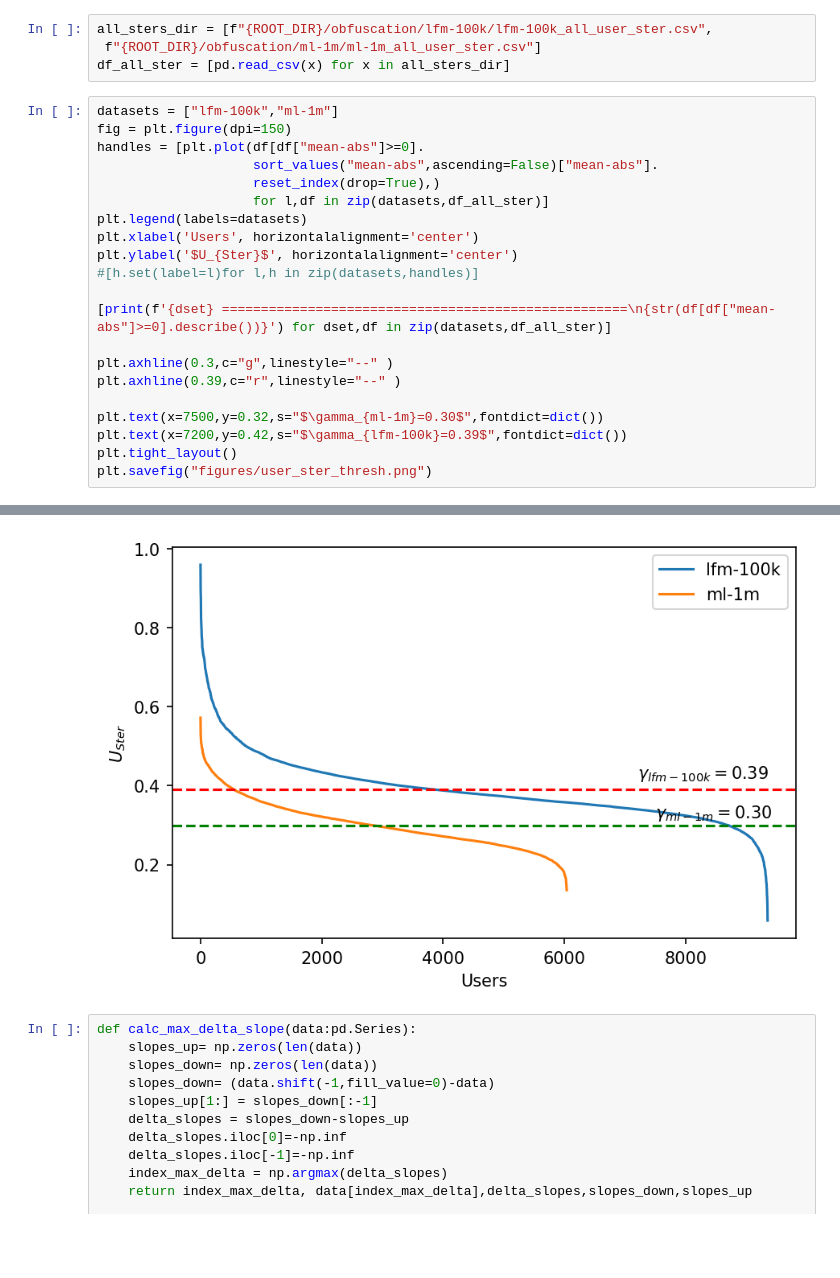
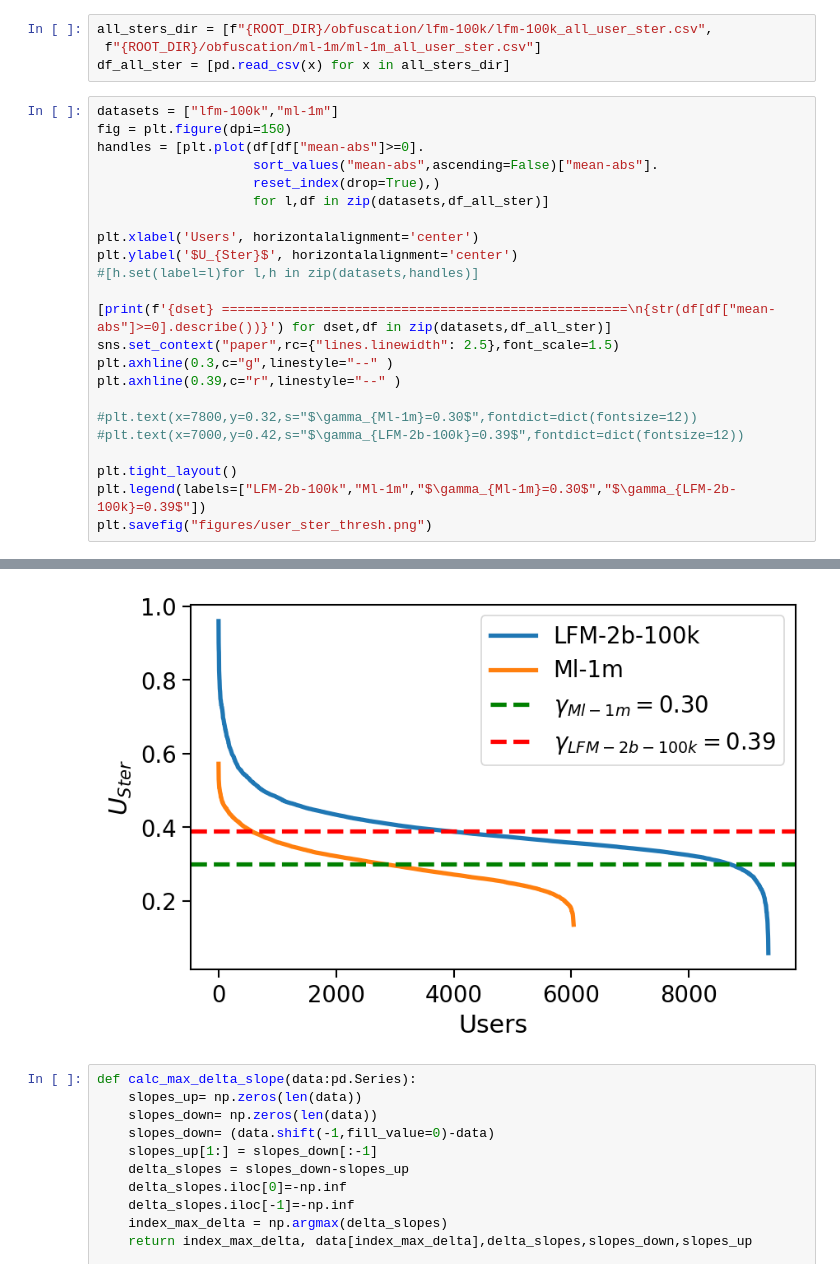
Before and after one commit to gescobedo/SBO, a Jupyter notebook: user_stereotypicality.ipynb, the cells around one changed output, grey strips where cells are left out. Saved outputs shown, nothing was run; the diff lists cells and outputs as text; blank space fills up the shorter version.

```diff
--- a/user_stereotypicality.ipynb
+++ b/user_stereotypicality.ipynb
@@ -47,19 +49,21 @@ handles = [plt.plot(df[df["mean-abs"]>=0].
                     sort_values("mean-abs",ascending=False)["mean-abs"].
                     reset_index(drop=True),)
                     for l,df in zip(datasets,df_all_ster)]
-plt.legend(labels=datasets)
+
 plt.xlabel('Users', horizontalalignment='center')
 plt.ylabel('$U_{Ster}$', horizontalalignment='center')
 #[h.set(label=l)for l,h in zip(datasets,handles)]
 
 [print(f'{dset} ====================================================\n{str(df[df["mean-abs"]>=0].describe())}') for dset,df in zip(datasets,df_all_ster)]
-
+sns.set_context("paper",rc={"lines.linewidth": 2.5},font_scale=1.5)
 plt.axhline(0.3,c="g",linestyle="--" )
 plt.axhline(0.39,c="r",linestyle="--" )
 
-plt.text(x=7500,y=0.32,s="$\gamma_{ml-1m}=0.30$",fontdict=dict())
-plt.text(x=7200,y=0.42,s="$\gamma_{lfm-100k}=0.39$",fontdict=dict())
+#plt.text(x=7800,y=0.32,s="$\gamma_{Ml-1m}=0.30$",fontdict=dict(fontsize=12))
+#plt.text(x=7000,y=0.42,s="$\gamma_{LFM-2b-100k}=0.39$",fontdict=dict(fontsize=12))
+
 plt.tight_layout()
+plt.legend(labels=["LFM-2b-100k","Ml-1m","$\gamma_{Ml-1m}=0.30$","$\gamma_{LFM-2b-100k}=0.39$"])
 plt.savefig("figures/user_ster_thresh.png")
 # %% [output]
 lfm-100k ====================================================
@@ -85,4 +89,4 @@ max    6040.000000     0.569110     0.572234     0.569110  782086.500000
-[figure, old version]
+[figure, new version]
 # %%
 def calc_max_delta_slope(data:pd.Series):
     slopes_up= np.zeros(len(data))
```
Also changed, not shown: parts of 2 cells of this notebook, 32 other files.
